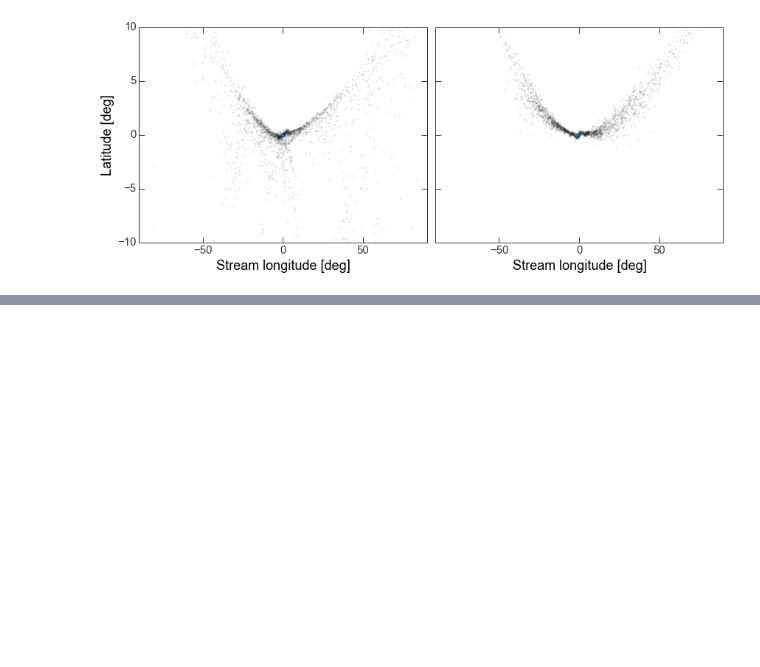
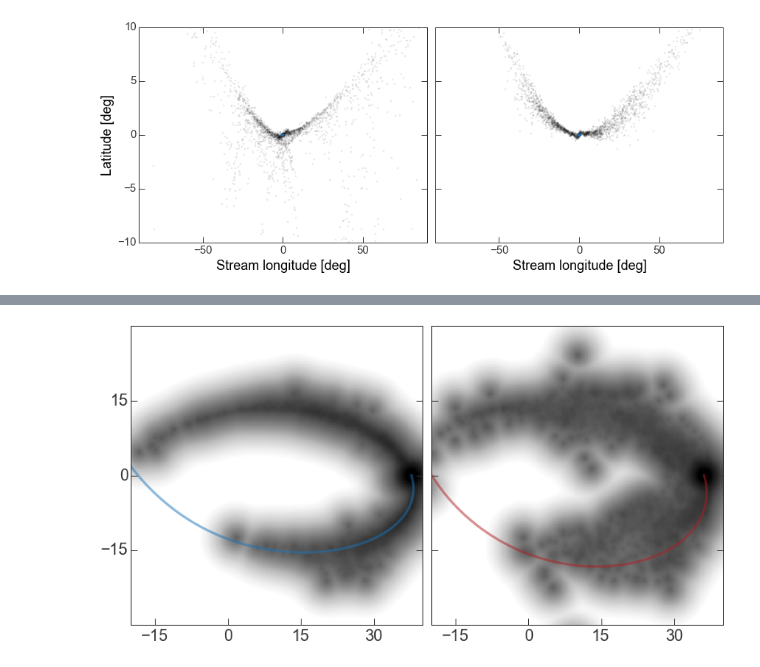
Before and after one commit to adrn/StreamMorphology, a Jupyter notebook: notebooks/AAS 225.ipynb, the cells around one changed output, grey strips where cells are left out. Saved outputs shown, nothing was run; the diff lists cells and outputs as text; code cells hidden in the pictures; blank space fills up the shorter version.

```diff
--- a/notebooks/AAS 225.ipynb
+++ b/notebooks/AAS 225.ipynb
@@ -317,0 +391,43 @@ fig.tight_layout()
+# %%
+Hs = []
+# %%
+fig,axes = plt.subplots(1,2,figsize=(11,5.75),sharex=True,sharey=True)
+
+kwargs = dict(marker='o', linestyle='none', alpha=0.1)
+colors = ["#1b75bb","#b11f23"]
+
+for i,(x,cen_x) in enumerate(zip([slow_x[:,:3],fast_x[:,:3]],[slow_cen_x,fast_cen_x])):
+    # axes[i].plot(x[:,0], x[:,1], **kwargs)
+    xbins = np.linspace(-20,40,250)
+    ybins = np.linspace(-30,30,250)
+    sh = (len(xbins),len(ybins))
+
+    if len(Hs) < 2:
+        kde.fit(x[:,:2])
+        xgrid,ygrid = map(np.ravel, np.meshgrid(xbins,ybins))
+        grid = np.vstack((xgrid,ygrid)).T
+        H = kde.score_samples(grid)
+        Hs.append(H)
+
+    HH = Hs[i].reshape(sh)
+    # H,xedges,yedges = np.histogram2d(x[:,0], x[:,1], bins=(xbins,ybins))
+#     HH = np.log(H - H.min())
+#     HH[~np.isfinite(HH)] = -9999
+    axes[i].pcolormesh(xgrid.reshape(sh), ygrid.reshape(sh), HH, cmap='Greys',
+                       vmin=-25, vmax=-3)
+
+    axes[i].plot(cen_x[-100:,0], cen_x[-100:,1], marker=None, linestyle='-', linewidth=3, color=colors[i], alpha=0.5)
+
+    axes[i].set_xlim(xbins.min(),xbins.max())
+    axes[i].set_ylim(ybins.min(),ybins.max())
+
+    axes[i].set_xticks(range(-15,31,15))
+    axes[i].set_yticks(range(-15,16,15))
+
+    for tick in axes[i].xaxis.get_major_ticks() + axes[i].yaxis.get_major_ticks():
+        tick.label.set_fontsize(20)
+
+fig.tight_layout()
+# fig.savefig("/Users/adrian/papers/posters/AAS225/figures/figure4.pdf", transparent=True)
+# %% [output]
+[figure, added]
```
Also changed, not shown: parts of 5 cells of this notebook.
